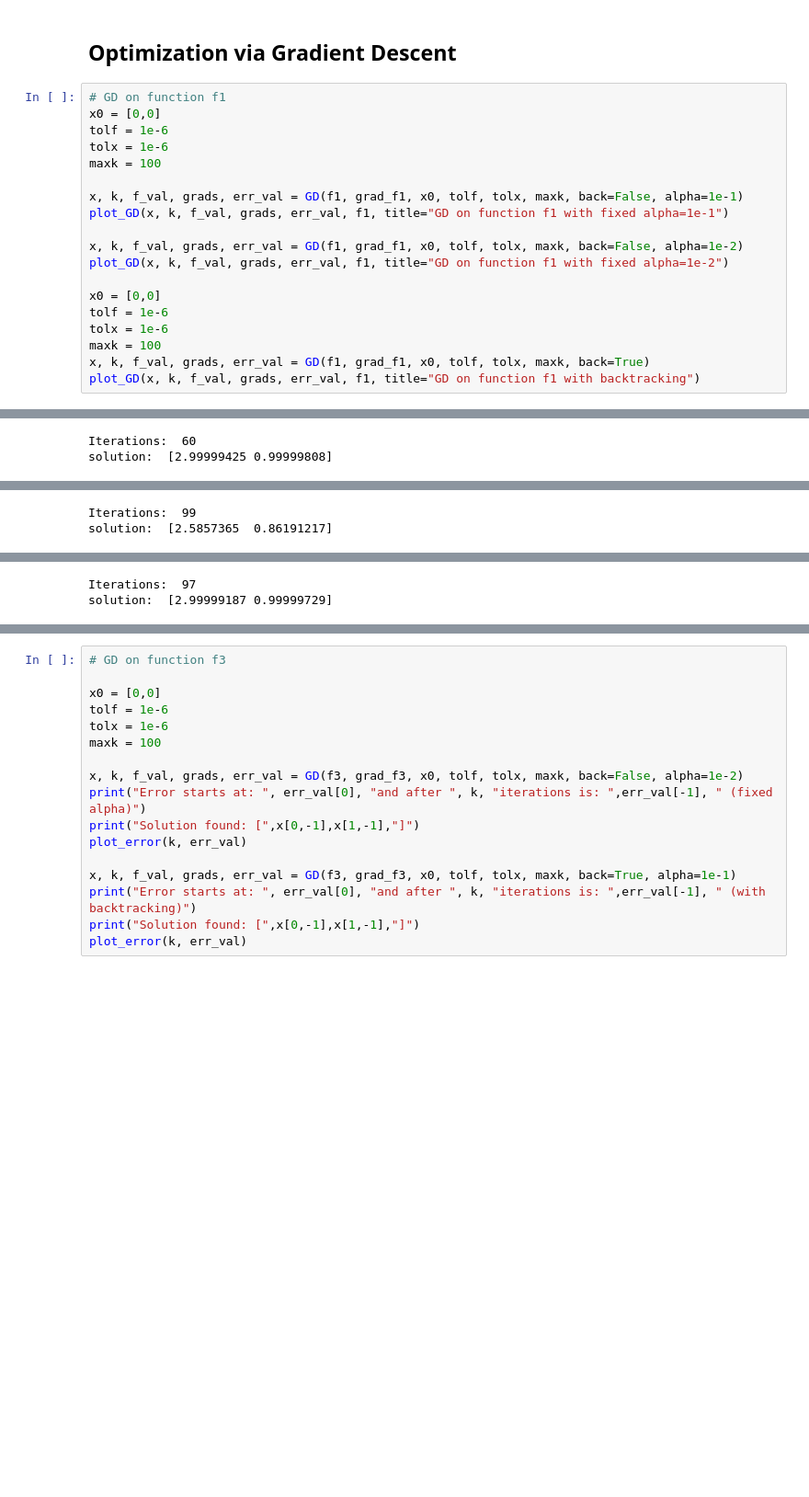
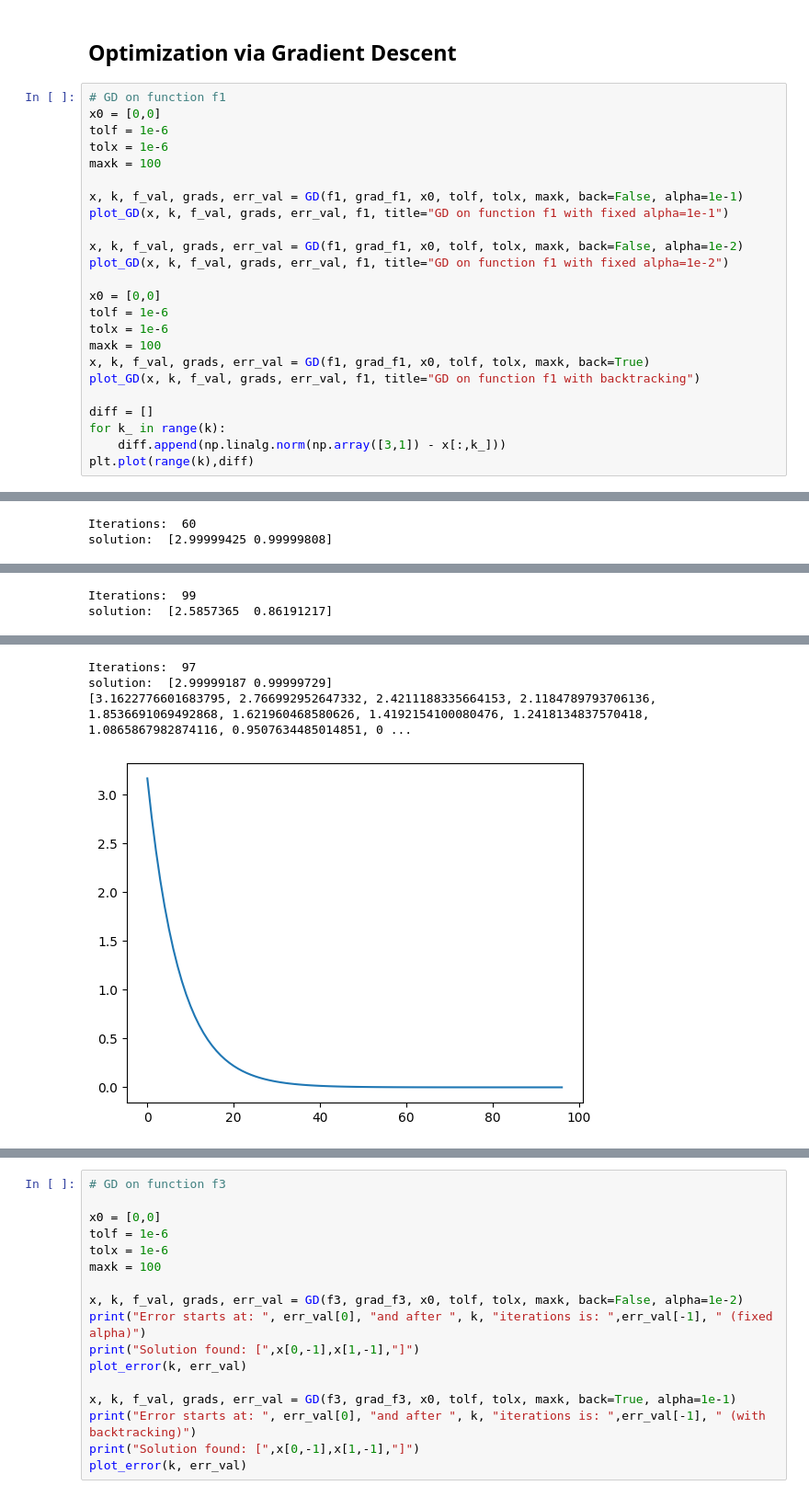
Before and after one commit to StefanoColamonaco/StatisticalAndMathematicalMethods, a Jupyter notebook: Homework3.ipynb, the cells around one changed output, grey strips where cells are left out. Shown at 92% size. Saved outputs shown, nothing was run; the diff lists cells and outputs as text; blank space fills up the shorter version.

Commit message:
Added plot in homework 3

```diff
--- a/Homework3.ipynb
+++ b/Homework3.ipynb
@@ -167,32 +167,39 @@ def grad_f5(x):
 # %%
 # GD on function f1
 x0 = [0,0]
 tolf = 1e-6
 tolx = 1e-6
 maxk = 100
 
 x, k, f_val, grads, err_val = GD(f1, grad_f1, x0, tolf, tolx, maxk, back=False, alpha=1e-1)
 plot_GD(x, k, f_val, grads, err_val, f1, title="GD on function f1 with fixed alpha=1e-1")
 
 x, k, f_val, grads, err_val = GD(f1, grad_f1, x0, tolf, tolx, maxk, back=False, alpha=1e-2)
 plot_GD(x, k, f_val, grads, err_val, f1, title="GD on function f1 with fixed alpha=1e-2")
 
 x0 = [0,0]
 tolf = 1e-6
 tolx = 1e-6
 maxk = 100
 x, k, f_val, grads, err_val = GD(f1, grad_f1, x0, tolf, tolx, maxk, back=True)
 plot_GD(x, k, f_val, grads, err_val, f1, title="GD on function f1 with backtracking")
+
+diff = []
+for k_ in range(k):
+    diff.append(np.linalg.norm(np.array([3,1]) - x[:,k_]))
+plt.plot(range(k),diff)
 # %% [output]
 [figure]
 Iterations:  60
 solution:  [2.99999425 0.99999808]
 [figure]
 Iterations:  99
 solution:  [2.5857365  0.86191217]
 [figure]
 Iterations:  97
 solution:  [2.99999187 0.99999729]
+[3.1622776601683795, 2.766992952647332, 2.4211188335664153, 2.1184789793706136, 1.8536691069492868, 1.621960468580626, 1.4192154100080476, 1.2418134837570418, 1.0865867982874116, 0.9507634485014851, 0 ...
+[figure, added]
 # %%
 # GD on function f2
 x0 = [0,0]
```
Also changed, not shown: parts of 6 cells of this notebook.
